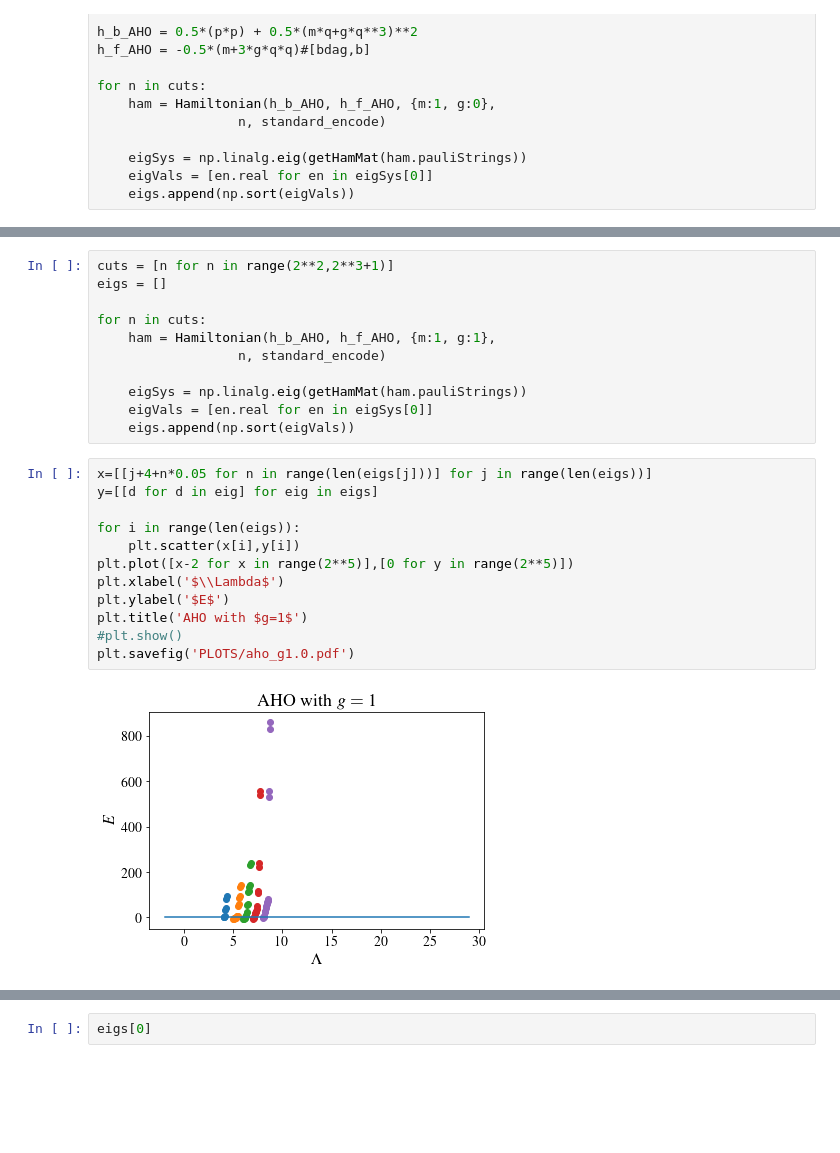
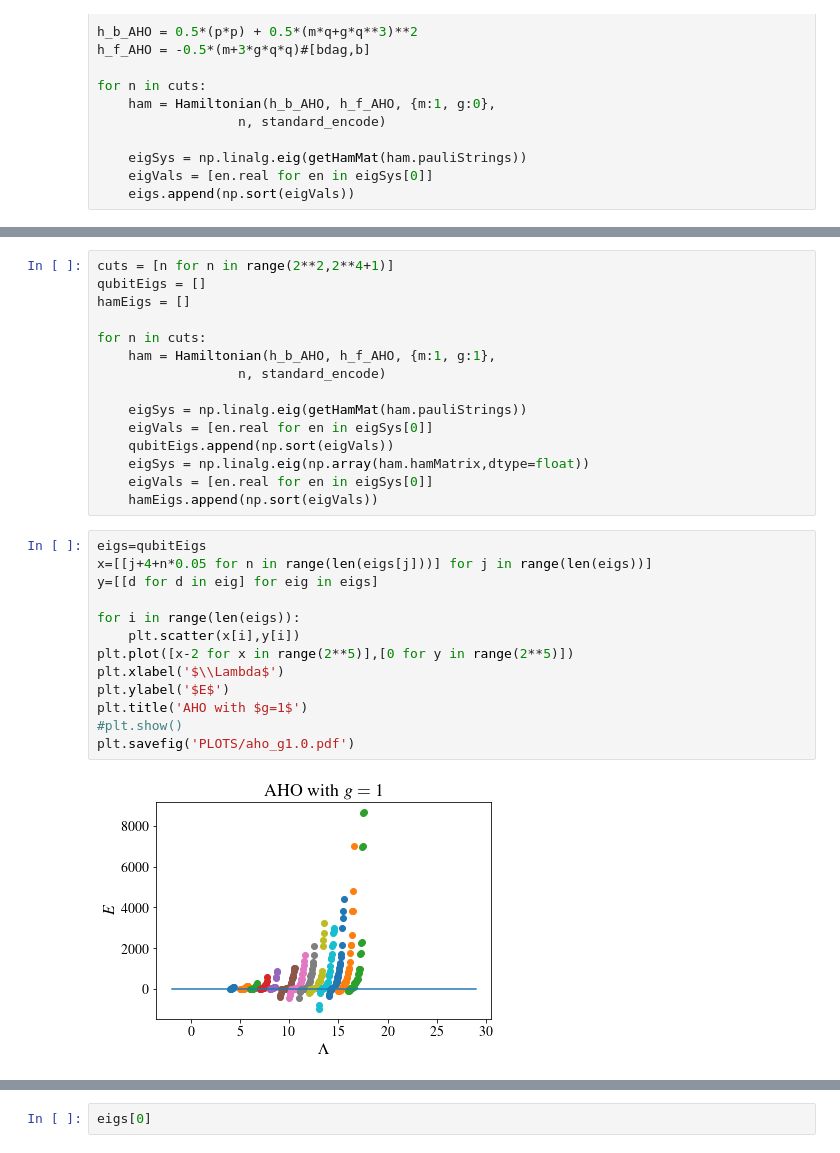
Before and after one commit to chrisculver/SUSY_QuantumComputing, a Jupyter notebook: tutorials/ExtractingSpectra.ipynb, the cells around one changed output, grey strips where cells are left out. Cells and saved outputs as stored; diff of their text form; blank space fills up the shorter version.

Commit message:
Hamiltonian and qubit matrices are distinct

```diff
--- a/tutorials/ExtractingSpectra.ipynb
+++ b/tutorials/ExtractingSpectra.ipynb
@@ -166,6 +165,7 @@ plt.savefig('PLOTS/aho_g0.0.pdf')
 # %%
-cuts = [n for n in range(2**2,2**3+1)]
-eigs = []
+cuts = [n for n in range(2**2,2**4+1)]
+qubitEigs = []
+hamEigs = []
 
 for n in cuts:
     ham = Hamiltonian(h_b_AHO, h_f_AHO, {m:1, g:1},
@@ -173,19 +173,23 @@ for n in cuts:
 
     eigSys = np.linalg.eig(getHamMat(ham.pauliStrings))
     eigVals = [en.real for en in eigSys[0]]
-    eigs.append(np.sort(eigVals))
+    qubitEigs.append(np.sort(eigVals))
+    eigSys = np.linalg.eig(np.array(ham.hamMatrix,dtype=float))
+    eigVals = [en.real for en in eigSys[0]]
+    hamEigs.append(np.sort(eigVals))
 # %%
+eigs=qubitEigs
 x=[[j+4+n*0.05 for n in range(len(eigs[j]))] for j in range(len(eigs))]
 y=[[d for d in eig] for eig in eigs]
 
 for i in range(len(eigs)):
     plt.scatter(x[i],y[i])
 plt.plot([x-2 for x in range(2**5)],[0 for y in range(2**5)])
 plt.xlabel('$\\Lambda$')
 plt.ylabel('$E$')
 plt.title('AHO with $g=1$')
 #plt.show()
 plt.savefig('PLOTS/aho_g1.0.pdf')
 # %% [output]
-[figure, old version]
+[figure, new version]
 # %%
```
Also changed, not shown: parts of 9 cells of this notebook, 7 other files.
